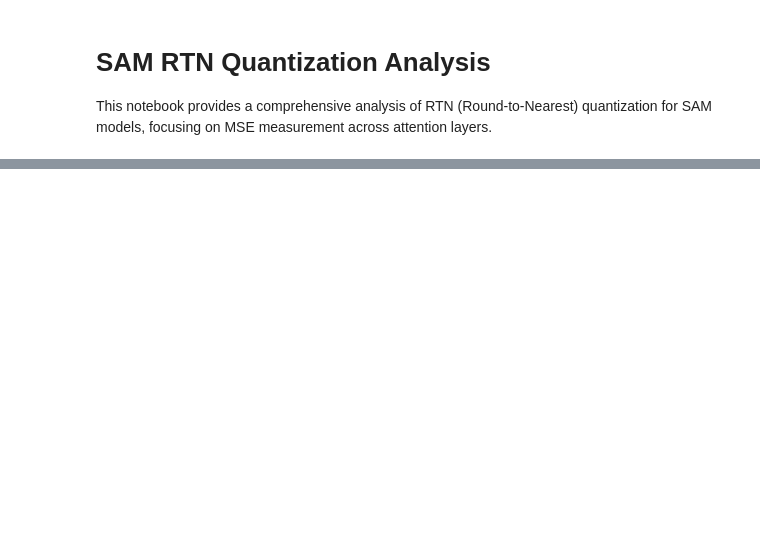
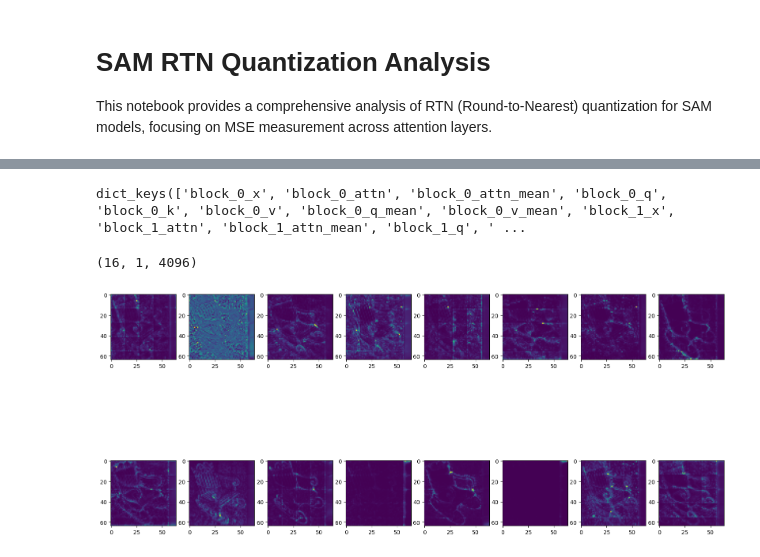
Before and after one commit to hchautran/SAM_Quantization, a Jupyter notebook: encoder.ipynb, the cells around one changed output, grey strips where cells are left out. Saved outputs shown, nothing was run; the diff lists cells and outputs as text; code cells hidden in the pictures; blank space fills up the shorter version.

```diff
--- a/encoder.ipynb
+++ b/encoder.ipynb
@@ -27,0 +76,4 @@ from segment_anything.modeling.image_encoder import (
+# %%
+ImageEncoderViTObserver.attention_score.keys()
+# %% [output]
+dict_keys(['block_0_x', 'block_0_attn', 'block_0_attn_mean', 'block_0_q', 'block_0_k', 'block_0_v', 'block_0_q_mean', 'block_0_v_mean', 'block_1_x', 'block_1_attn', 'block_1_attn_mean', 'block_1_q', ' ...
@@ -27,0 +109,41 @@ from segment_anything.modeling.image_encoder import (
+# %%
+get_attention_map_mean(5).shape
+# %% [output]
+(16, 1, 4096)
+# %%
+import torch
+import torch.nn.functional as F
+import matplotlib.pyplot  as plt
+
+def cal_energy(X:torch.Tensor, margin=0.9):
+    """
+    Calculate the energy of the input tensor.
+    """
+    X = F.normalize(X.reshape(-1, X.shape[-1]), dim=-1, p=2)
+    score_map = F.elu(X @ X.transpose(-1, -2) - margin)
+    scores = score_map.mean(-1)
+    return scores
+
+def recal_attn(q, k, v):
+    attn = (q * 1/8) @ k.transpose(-2, -1)
+    attn = attn.softmax(dim=-1)
+    return attn
+
+head_idx = 0
+layer_idx = 17
+q = get_q(layer_idx)[head_idx]
+k = get_k(layer_idx)[head_idx]
+v = get_k(layer_idx)[head_idx]
+
+ori_attn = get_attention_map(layer_idx)
+# attn_mean = get_attention_map(layer_idx)
+
+
+# plt.imshow(ori_attn.mean(-1).reshape(64,64))
+fig, axes = plt.subplots(2,8,figsize=(20,10))
+for i in range(8):
+    axes[0][i].imshow(ori_attn[2*i].mean(0).reshape(64,64))
+    axes[1][i].imshow(ori_attn[2*i+1].mean(0).reshape(64,64))
+# print(energy_scores.shape)
+# %% [output]
+[figure, added]
```
Also changed, not shown: parts of 8 cells of this notebook, 3 other files.
